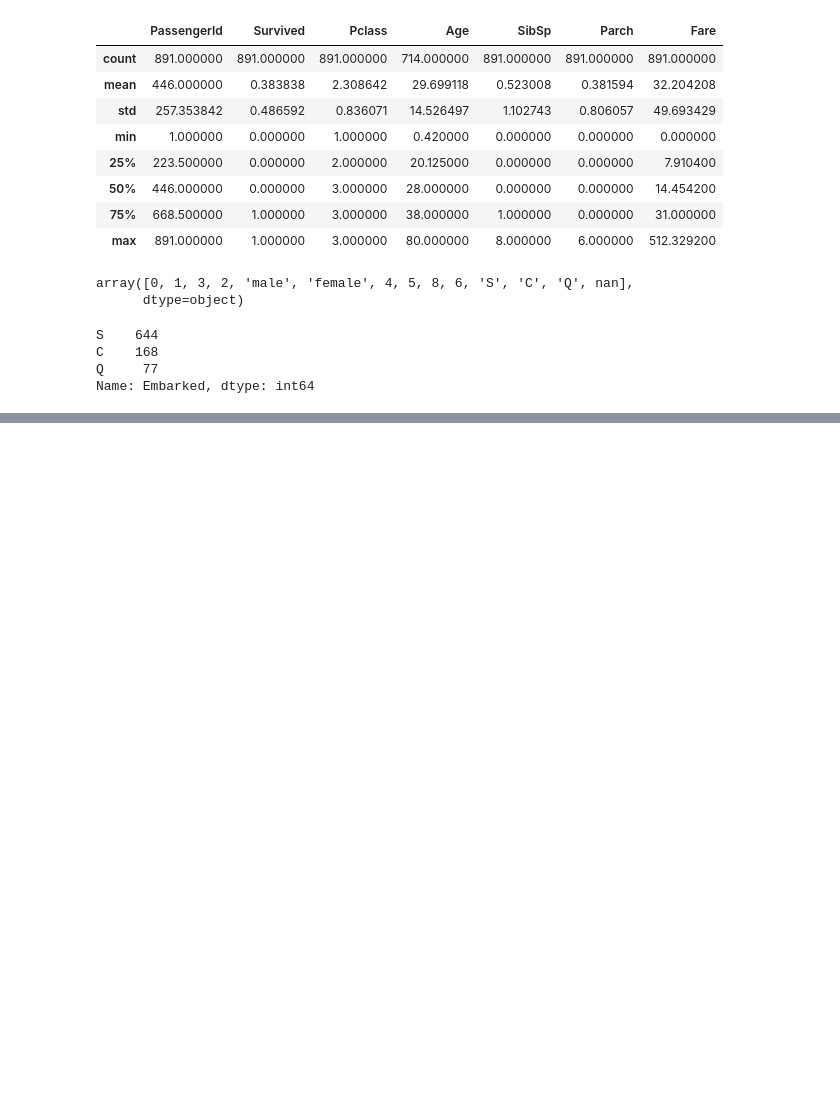
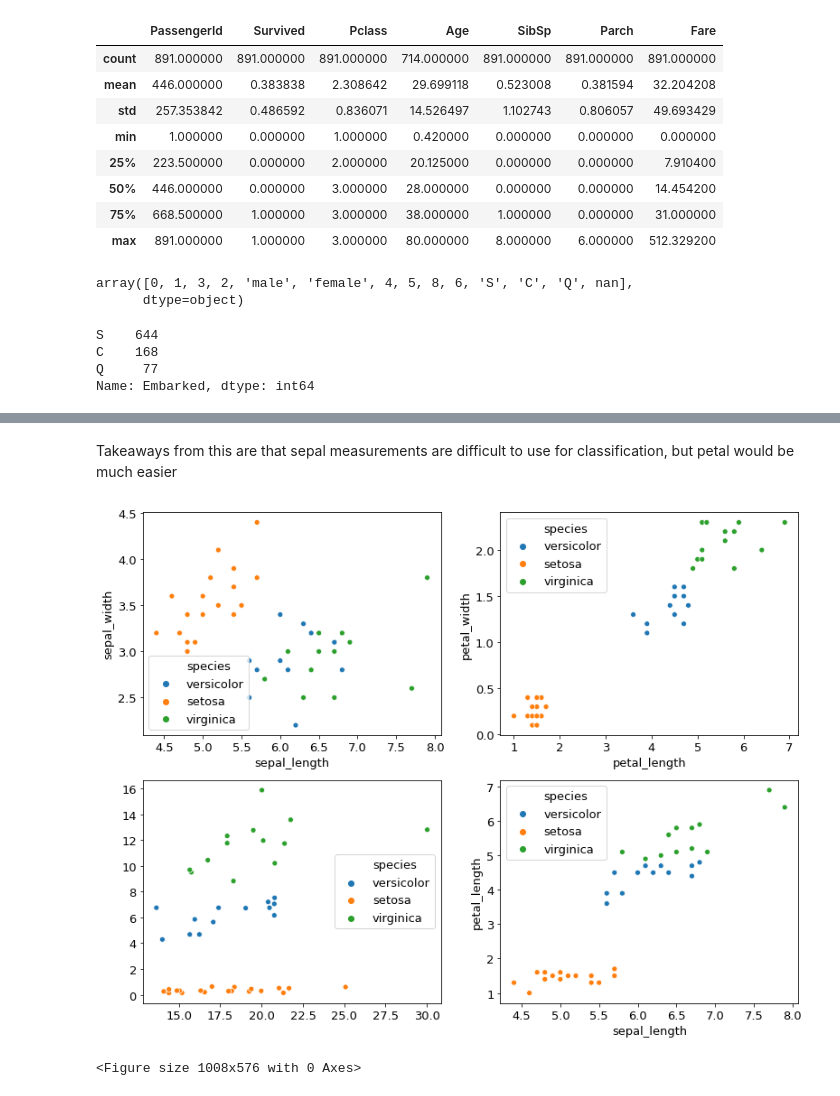
Before and after one commit to CameronGTaylor/ds-methodologies-exercises, a Jupyter notebook: classification/classification_exercises.ipynb, the cells around one changed output, grey strips where cells are left out. Cells and saved outputs as stored; diff of their text form; code cells hidden in the pictures; blank space fills up the shorter version.

Commit message:
Add exploration part to classification exercises

```diff
--- a/classification/classification_exercises.ipynb
+++ b/classification/classification_exercises.ipynb
@@ -172,0 +224,18 @@ Name: Embarked, dtype: int64
+# %% [markdown]
+Takeaways from this are that sepal measurements are difficult to use for classification, but petal would be much easier
+# %%
+fig, axs = plt.subplots(2, 2)
+plt.figure(figsize=(14,8))
+sns.scatterplot(train.sepal_length, train.sepal_width,
+                 ax=axs[0][0], hue=train.species)
+sns.scatterplot(train.petal_length, train.petal_width,
+                 ax=axs[0][1], hue=train.species)
+sns.scatterplot(train.sepal_length * train.sepal_width,
+                 train.petal_length * train.petal_width,
+                 ax=axs[1][0], hue=train.species)
+sns.scatterplot(train.sepal_length, train.petal_length,
+                 ax=axs[1][1], hue=train.species)
+plt.show()
+# %% [output]
+[figure, added]
+<Figure size 1008x576 with 0 Axes>
```
Also changed, not shown: parts of 16 cells of this notebook.
